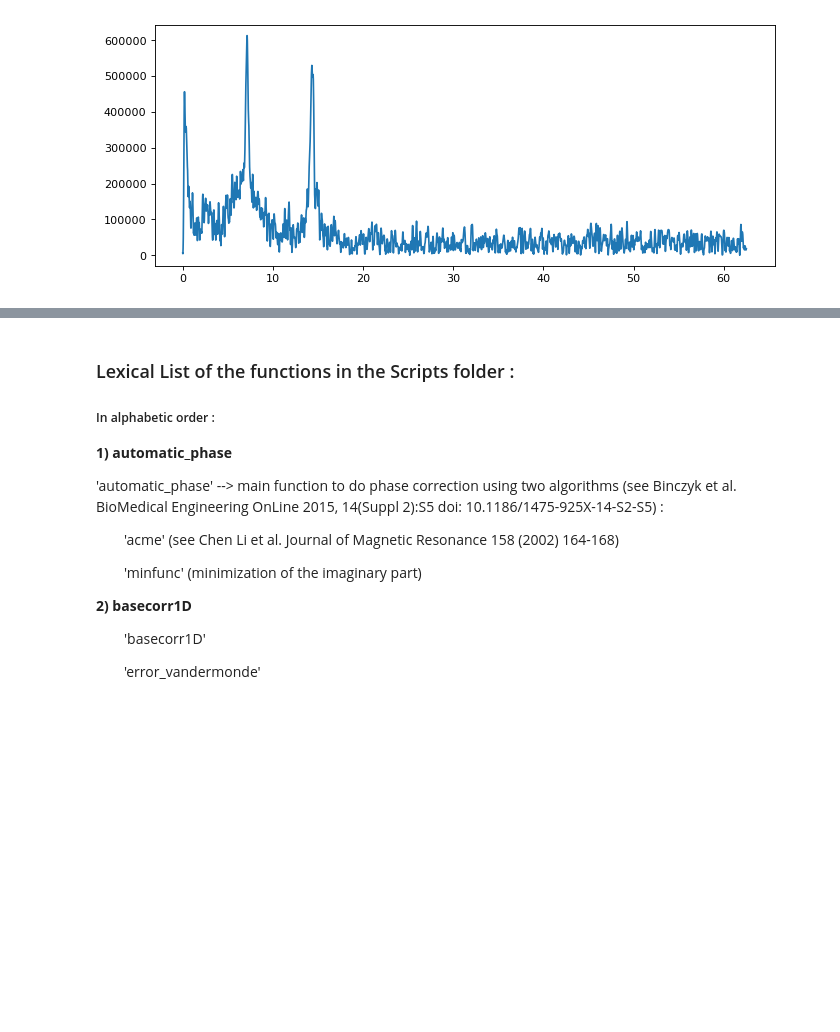
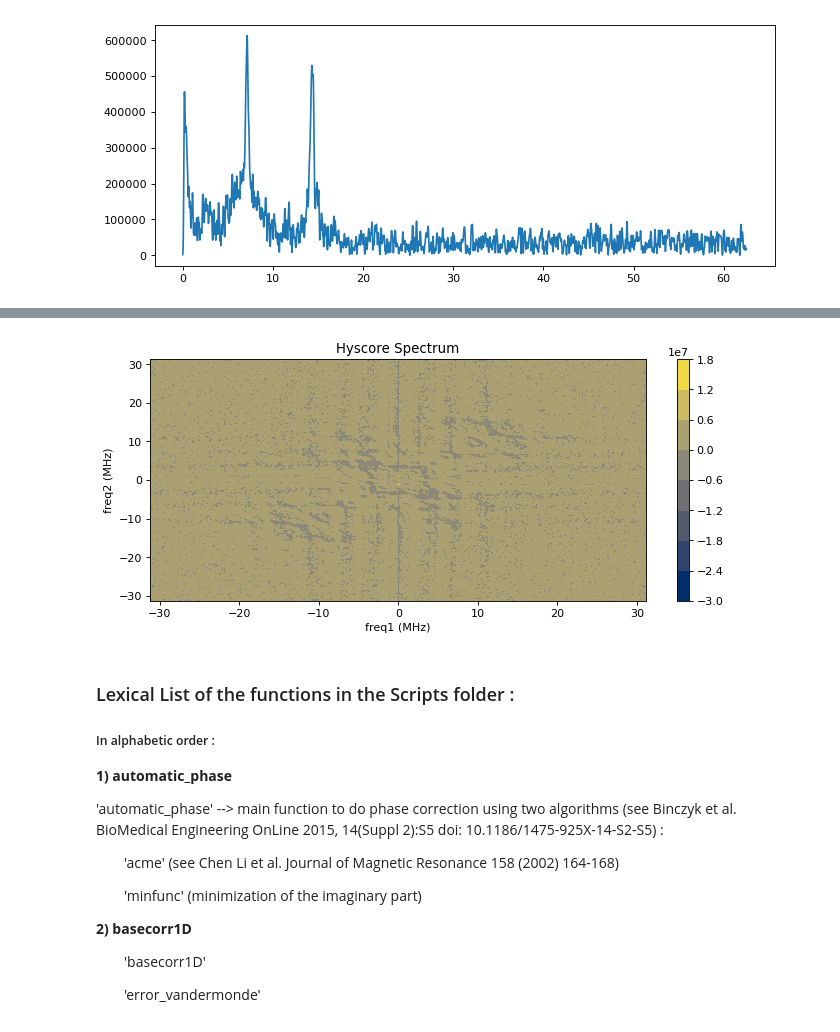
Before and after one commit to TChauvire/EPR_ESR_Suite, a Jupyter notebook: TestHomeMadeScripts.ipynb, the cells around one changed output, grey strips where cells are left out. Saved outputs shown, nothing was run; the diff lists cells and outputs as text; code cells hidden in the pictures; blank space fills up the shorter version.

```diff
--- a/TestHomeMadeScripts.ipynb
+++ b/TestHomeMadeScripts.ipynb
@@ -282,0 +260,7 @@ plt.plot(fdaxis6[fft_npts:]*1000,np.abs(data6_fft[fft_npts:]));
+# %%
+npts2a = data2.shape[0]
+npts2b = data2.shape[1]
+new_timeaxis2a = np.linspace(abscissa2[0,0],abscissa2[-1,0]*4,npts2a*4)
+new_timeaxis2b = np.linspace(abscissa2[0,0],abscissa2[-1,0],npts2b)
+fdaxis2a = fdaxis.fdaxis(TimeAxis = new_timeaxis2a)
+fdaxis2b = fdaxis.fdaxis(TimeAxis = new_timeaxis2b)
@@ -282,0 +282,8 @@ plt.plot(fdaxis6[fft_npts:]*1000,np.abs(data6_fft[fft_npts:]));
+# %%
+npts2a = data2_win.shape[0]
+npts2b = data2_win.shape[1]
+data2_win_zero = np.zeros((npts2a*4,npts2b))
+data2_win_zero[0:npts2a,0:npts2b] = data2_win[0:npts2a,0:npts2b]
+# %%
+data2_fft = np.fft.fftshift(np.fft.fft2(data2_win_zero))
+fft_npts2 = int(np.fix(data2_fft.shape[0]/2))
@@ -282,0 +294,19 @@ plt.plot(fdaxis6[fft_npts:]*1000,np.abs(data6_fft[fft_npts:]));
+# %%
+### plot the imported data
+x2,y2 = np.meshgrid(fdaxis2b, fdaxis2a)
+import matplotlib.pyplot as plt
+from mpl_toolkits.mplot3d import axes3d
+from matplotlib import cm
+fig2 = plt.figure()
+ax2 = plt.axes()
+y2fft = np.absolute(data2_fft)
+mycol = cm.hsv(y2fft/np.amax(y2fft))
+
+im2 = ax2.contourf(x2*1000,y2*1000,data2_fft.real,cmap = 'cividis',linewidths = 0.001 );
+
+ax2.set_title('Hyscore Spectrum') ;
+ax2.set_xlabel("freq1 (MHz)") ;
+ax2.set_ylabel("freq2 (MHz)") ;
+cbar2 = fig2.colorbar(im2);
+# %% [output]
+[figure, added]
```
Also changed, not shown: parts of 26 cells of this notebook, 28 other files.
